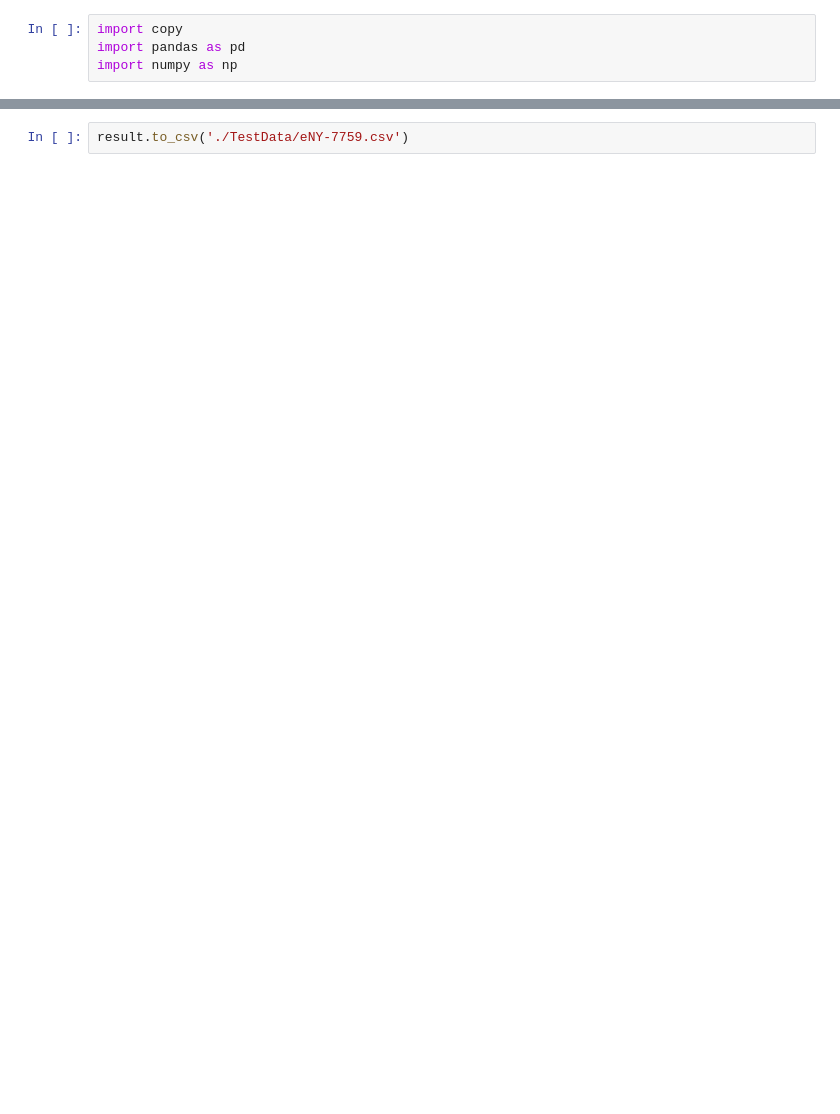
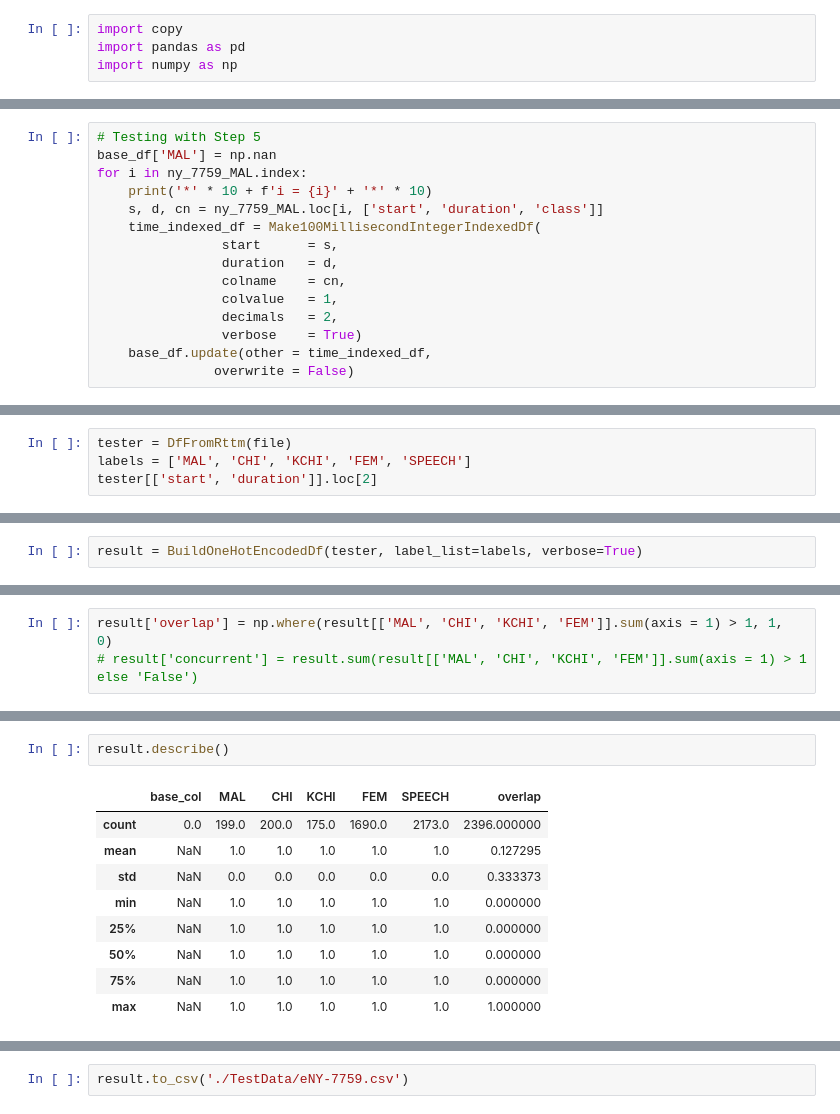
Before and after one commit to raybuhr/teacherprints, a Jupyter notebook: 100millisecond_index.ipynb, the cells around one changed output, grey strips where cells are left out. Drawn from its saved outputs; the diff is of its cells as text; blank space fills up the shorter version.

```diff
--- a/100millisecond_index.ipynb
+++ b/100millisecond_index.ipynb
@@ -304,0 +187,15 @@ for col in result.columns:
+# %%
+# Testing with Step 5
+base_df['MAL'] = np.nan
+for i in ny_7759_MAL.index:
+    print('*' * 10 + f'i = {i}' + '*' * 10)
+    s, d, cn = ny_7759_MAL.loc[i, ['start', 'duration', 'class']]
+    time_indexed_df = Make100MillisecondIntegerIndexedDf(
+                start      = s,
+                duration   = d,
+                colname    = cn,
+                colvalue   = 1,
+                decimals   = 2,
+                verbose    = True)
+    base_df.update(other = time_indexed_df,
+               overwrite = False)
@@ -304,0 +345,4 @@ for col in result.columns:
+# %%
+tester = DfFromRttm(file)
+labels = ['MAL', 'CHI', 'KCHI', 'FEM', 'SPEECH']
+tester[['start', 'duration']].loc[2]
@@ -304,0 +353,2 @@ for col in result.columns:
+# %%
+result = BuildOneHotEncodedDf(tester, label_list=labels, verbose=True)
@@ -304,0 +431,3 @@ for col in result.columns:
+# %%
+result['overlap'] = np.where(result[['MAL', 'CHI', 'KCHI', 'FEM']].sum(axis = 1) > 1, 1, 0)
+# result['concurrent'] = result.sum(result[['MAL', 'CHI', 'KCHI', 'FEM']].sum(axis = 1) > 1 else 'False')
@@ -305,3 +444,15 @@ for col in result.columns:
+# %%
+result.describe()
+# %% [output]
+|  | base_col | MAL | CHI | KCHI | FEM | SPEECH | overlap |
+| count | 0.0 | 199.0 | 200.0 | 175.0 | 1690.0 | 2173.0 | 2396.000000 |
+| mean | NaN | 1.0 | 1.0 | 1.0 | 1.0 | 1.0 | 0.127295 |
+| std | NaN | 0.0 | 0.0 | 0.0 | 0.0 | 0.0 | 0.333373 |
+| min | NaN | 1.0 | 1.0 | 1.0 | 1.0 | 1.0 | 0.000000 |
+| 25% | NaN | 1.0 | 1.0 | 1.0 | 1.0 | 1.0 | 0.000000 |
+| 50% | NaN | 1.0 | 1.0 | 1.0 | 1.0 | 1.0 | 0.000000 |
+| 75% | NaN | 1.0 | 1.0 | 1.0 | 1.0 | 1.0 | 0.000000 |
+| max | NaN | 1.0 | 1.0 | 1.0 | 1.0 | 1.0 | 1.000000 |
 # %%
 result.shape
 # %% [output]
```
Also changed, not shown: parts of 55 cells of this notebook.
